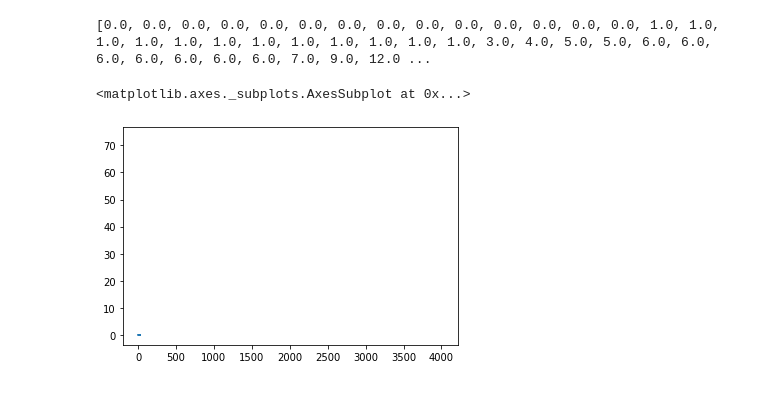
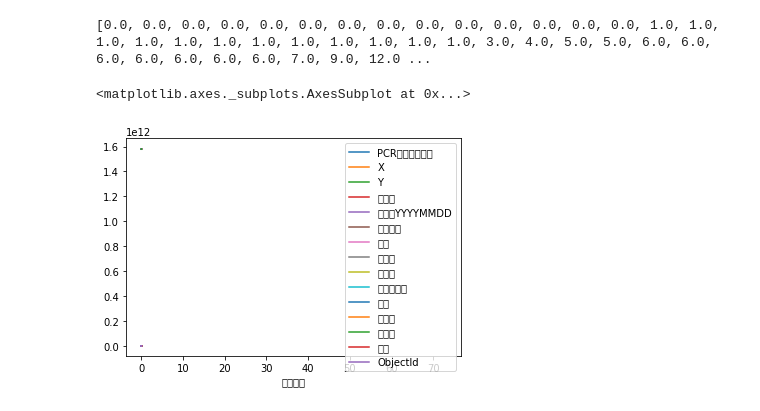
Before and after one commit to kynmh69/analyze_covid_19, a Jupyter notebook: src/covid_analyze.ipynb, the cells around one changed output. Cells and saved outputs as stored; diff of their text form; code cells hidden in the pictures.

```diff
--- a/src/covid_analyze.ipynb
+++ b/src/covid_analyze.ipynb
@@ -67,7 +67,7 @@ print(die_sum)
 # %% [output]
 [0.0, 0.0, 0.0, 0.0, 0.0, 0.0, 0.0, 0.0, 0.0, 0.0, 0.0, 0.0, 0.0, 0.0, 1.0, 1.0, 1.0, 1.0, 1.0, 1.0, 1.0, 1.0, 1.0, 1.0, 1.0, 1.0, 3.0, 4.0, 5.0, 5.0, 6.0, 6.0, 6.0, 6.0, 6.0, 6.0, 6.0, 7.0, 9.0, 12.0 ...
 # %%
-df["死者合計"].plot()
+df.plot("死者合計")
 # %% [output]
 <matplotlib.axes._subplots.AxesSubplot at 0x...>
-[figure, old version]
+[figure, new version]
```
Also changed, not shown: parts of 6 cells of this notebook, 1 other file.
